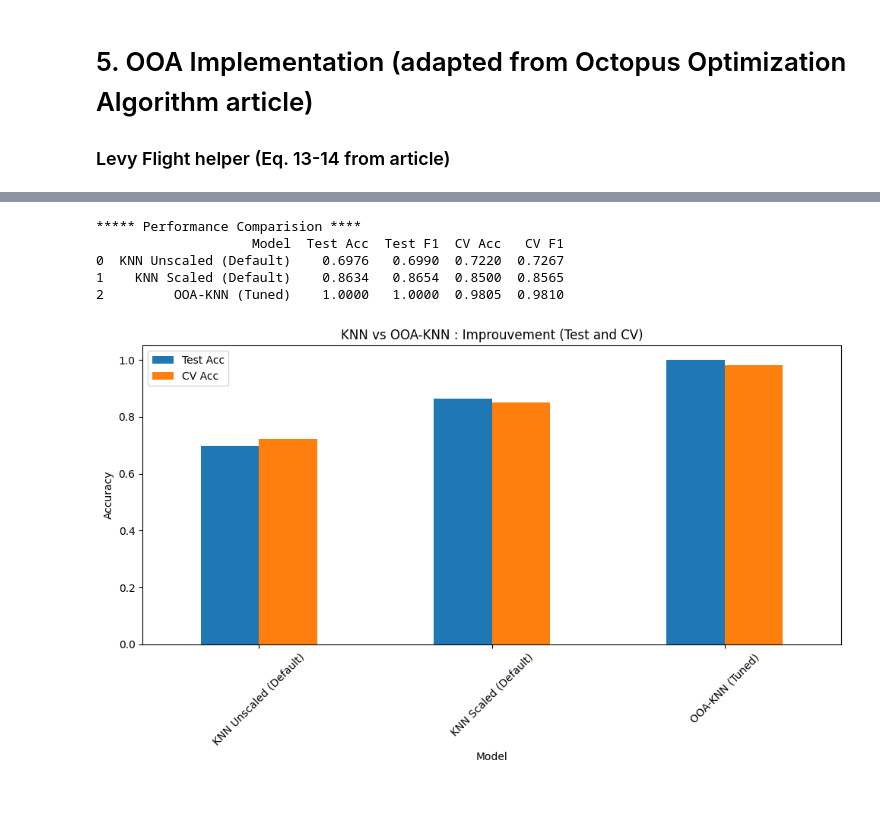
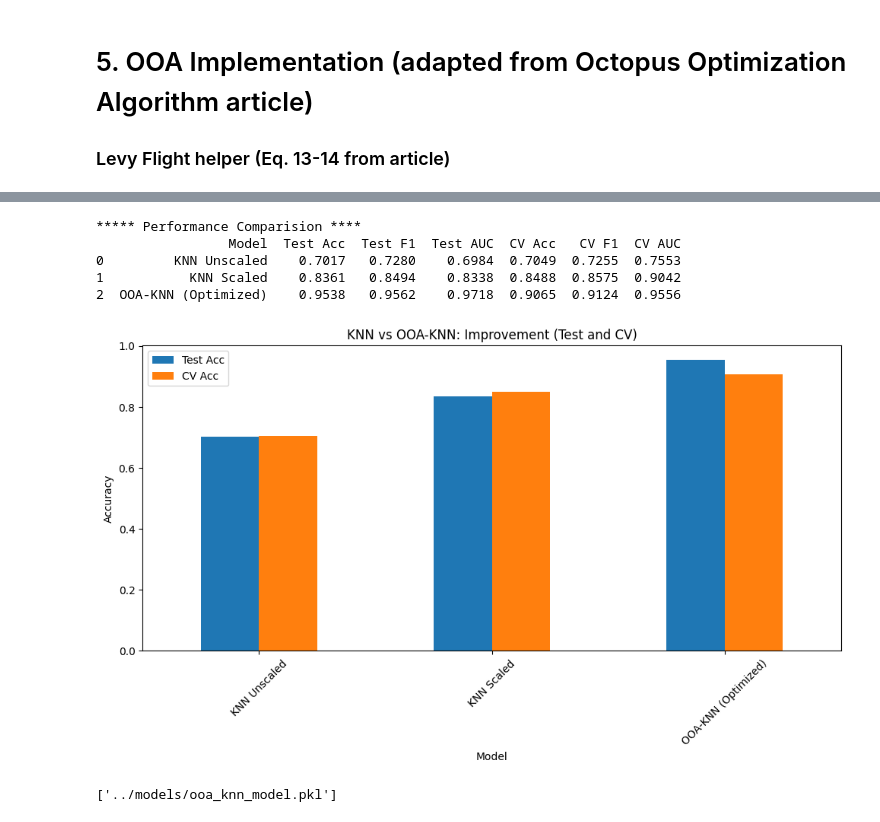
Before and after one commit to ferayame/OOA, a Jupyter notebook: scr/OOA-KNN.ipynb, the cells around one changed output, grey strips where cells are left out. Cells and saved outputs as stored; diff of their text form; code cells hidden in the pictures.

```diff
--- a/scr/OOA-KNN.ipynb
+++ b/scr/OOA-KNN.ipynb
@@ -221,26 +232,32 @@ X_train_scaled = scaler_ooa.fit_transform(X_train)
 X_test_scaled = scaler_ooa.transform(X_test)
 # %%
 # objective
+
+metric_map = {1: 'euclidean', 2: 'manhattan', 3: 'chebyshev'}
 
 def knn_objective(params):
     k = int(np.clip(params[0],2,30))
     p = np.clip(params[1],1,3)
-    knn =KNeighborsClassifier(n_neighbors=k, p=p, metric='minkowski')
+    metric_idx = int(np.clip(params[2], 1, 3))
+    metric = metric_map[metric_idx]
+
+    knn =KNeighborsClassifier(n_neighbors=k, p=p, metric=metric,weights='distance')
 
     #cv on train for robust opt
     cv_acc = cross_val_score(knn,X_train_scaled,y_train,cv=5, scoring='accuracy').mean()
 
     return -(cv_acc) # min -cv acc
 # %%
-lb = np.array([1,1])
-ub = np.array([30,3])
-dim = 2
+lb = np.array([1,1,1])
+ub = np.array([30,3,3])
+dim = 3
 
 print("\n**** OOA Optimazation (CV based) ****")
 best_params, best_cv_acc = ooa_optimize(knn_objective,lb,ub,dim,N=30,max_iter=80)
-best_k, best_p = int(best_params[0]),best_params[1]
+best_k, best_p, best_metric_idx  = int(best_params[0]),best_params[1],int(best_params[2])
+best_metric = metric_map[best_metric_idx]
 
-print(f"\nBest OOA Params : k={best_k}, p={best_p:.2f}")
+print(f"\nBest OOA Params : k={best_k}, p={best_p:.2f}, metric={best_metric}")
 print(f"Best OOA CV Accuracy:{best_cv_acc:.4f}")
 # %% [output]
 **** OOA Optimazation (CV based) ****
@@ -254,14 +271,19 @@ Best OOA CV Accuracy:0.9390
 # %%
 # eval tuned on test
 
-knn_opt = KNeighborsClassifier(n_neighbors=best_k, p=best_p, metric='minkowski')
+knn_opt = KNeighborsClassifier(n_neighbors=best_k, p=best_p, metric=best_metric,weights='distance')
 knn_opt.fit(X_train_scaled,y_train)
+
 y_pred_opt = knn_opt.predict(X_test_scaled)
+y_prob_opt = knn_opt.predict_proba(X_test_scaled)[:,1]
 
 acc_opt = accuracy_score(y_test,y_pred_opt)
 f1_opt = f1_score(y_test,y_pred_opt)
+auc_opt = roc_auc_score(y_test, y_prob_opt)
+
 cv_acc_opt = cross_val_score(knn_opt,X_train_scaled,y_train,cv=5,scoring='accuracy').mean()
 cv_f1_opt = cross_val_score(knn_opt,X_train_scaled,y_train,cv=5,scoring='f1').mean()
+cv_auc_opt = cross_val_score(knn_opt, X_train_scaled, y_train, cv=5, scoring='roc_auc').mean()
 
 cm_opt = confusion_matrix(y_test, y_pred_opt)
 clr_opt = classification_report(y_test, y_pred_opt)
@@ -305,30 +329,36 @@ plt.show()
 # %%
 #comparision table
 print("\n***** Performance Comparision ****")
-comparison_data={
-    'Model':['KNN Unscaled (Default)','KNN Scaled (Default)','OOA-KNN (Tuned)'],
-    'Test Acc' : [result_unscaled['Accuracy'],result_scaled['Accuracy'],acc_opt],
-    'Test F1' : [result_unscaled['F1'],result_scaled['F1'],f1_opt],
-    'CV Acc' : [result_unscaled['CV_Acc'],result_scaled['CV_Acc'],cv_acc_opt],
-    'CV F1' : [result_unscaled['CV_F1'],result_scaled['CV_F1'],cv_f1_opt],
+comparison_data = {
+    'Model': ['KNN Unscaled','KNN Scaled','OOA-KNN (Optimized)'],
+    'Test Acc': [result_unscaled['Accuracy'], result_scaled['Accuracy'], acc_opt],
+    'Test F1': [result_unscaled['F1'], result_scaled['F1'], f1_opt],
+    'Test AUC':[result_unscaled['AUC'], result_scaled['AUC'], auc_opt],
+    'CV Acc': [result_unscaled['CV_Acc'], result_scaled['CV_Acc'], cv_acc_opt],
+    'CV F1': [result_unscaled['CV_F1'], result_scaled['CV_F1'], cv_f1_opt],
+    'CV AUC':[result_unscaled['CV_AUC'], result_scaled['CV_AUC'], cv_auc_opt]
 }
 comparision = pd.DataFrame(comparison_data)
 print(comparision.round(4))
 # %% [output]
 ***** Performance Comparision ****
-                    Model  Test Acc  Test F1  CV Acc   CV F1
-0  KNN Unscaled (Default)    0.6976   0.6990  0.7220  0.7267
-1    KNN Scaled (Default)    0.8634   0.8654  0.8500  0.8565
-2         OOA-KNN (Tuned)    1.0000   1.0000  0.9805  0.9810
+                 Model  Test Acc  Test F1  Test AUC  CV Acc   CV F1  CV AUC
+0         KNN Unscaled    0.7017   0.7280    0.6984  0.7049  0.7255  0.7553
+1           KNN Scaled    0.8361   0.8494    0.8338  0.8488  0.8575  0.9042
+2  OOA-KNN (Optimized)    0.9538   0.9562    0.9718  0.9065  0.9124  0.9556
 # %%
 #viz the comparition
-comparision.set_index('Model')[['Test Acc','CV Acc']].plot(kind='bar',figsize=(10,6))
-plt.title('KNN vs OOA-KNN : Improuvement (Test and CV)')
+comparision.set_index('Model')[['Test Acc','CV Acc']].plot(kind='bar', figsize=(10,6))
+plt.title('KNN vs OOA-KNN: Improvement (Test and CV)')
 plt.ylabel('Accuracy')
 plt.xticks(rotation=45)
 plt.legend()
 plt.tight_layout()
 plt.savefig('../results/performance_comparision.png')
 plt.show()
 # %% [output]
-[figure, old version]
+[figure, new version]
+# %%
+joblib.dump(knn_opt, '../models/ooa_knn_model.pkl')
+# %% [output]
+['../models/ooa_knn_model.pkl']
```
Also changed, not shown: parts of 10 cells of this notebook, 7 other files.
